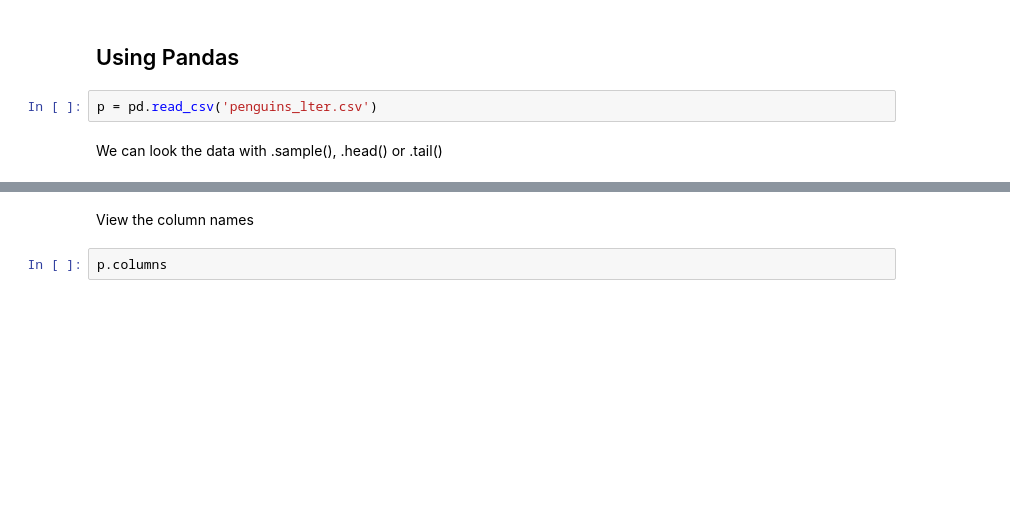
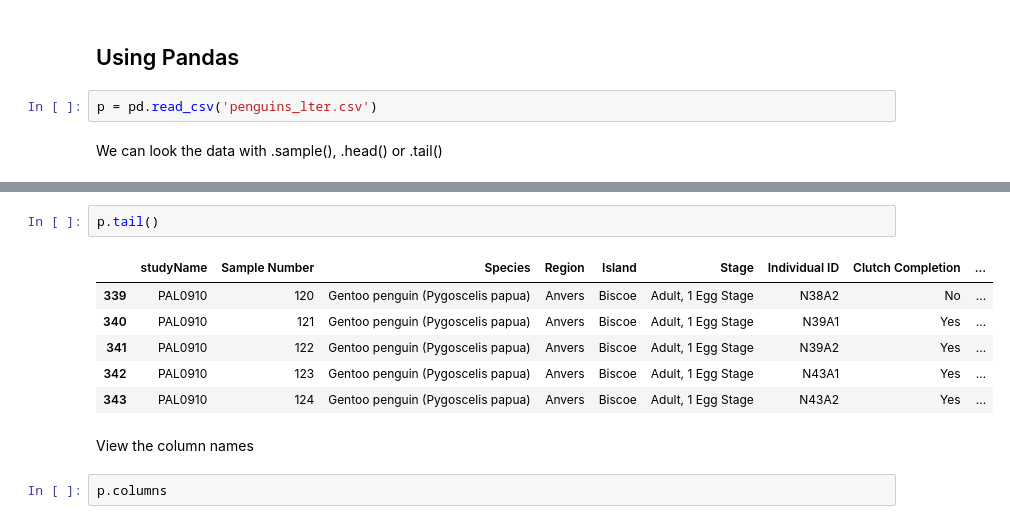
Before and after one commit to r2klabs/Penguins2022, a Jupyter notebook: Penguins.ipynb, the cells around one changed output, grey strips where cells are left out. Cells and saved outputs as stored; diff of their text form; blank space fills up the shorter version.

```diff
--- a/Penguins.ipynb
+++ b/Penguins.ipynb
@@ -162,3 +210,12 @@ p.sample(5)
+# %%
+p.tail()
+# %% [output]
+|  | studyName | Sample Number | Species | Region | Island | Stage | Individual ID | Clutch Completion | ... |
+| 339 | PAL0910 | 120 | Gentoo penguin (Pygoscelis papua) | Anvers | Biscoe | Adult, 1 Egg Stage | N38A2 | No | ... |
+| 340 | PAL0910 | 121 | Gentoo penguin (Pygoscelis papua) | Anvers | Biscoe | Adult, 1 Egg Stage | N39A1 | Yes | ... |
+| 341 | PAL0910 | 122 | Gentoo penguin (Pygoscelis papua) | Anvers | Biscoe | Adult, 1 Egg Stage | N39A2 | Yes | ... |
+| 342 | PAL0910 | 123 | Gentoo penguin (Pygoscelis papua) | Anvers | Biscoe | Adult, 1 Egg Stage | N43A1 | Yes | ... |
+| 343 | PAL0910 | 124 | Gentoo penguin (Pygoscelis papua) | Anvers | Biscoe | Adult, 1 Egg Stage | N43A2 | Yes | ... |
 # %% [markdown]
 View the column names
 # %%
```
Also changed, not shown: parts of 25 cells of this notebook, 4 other files.
